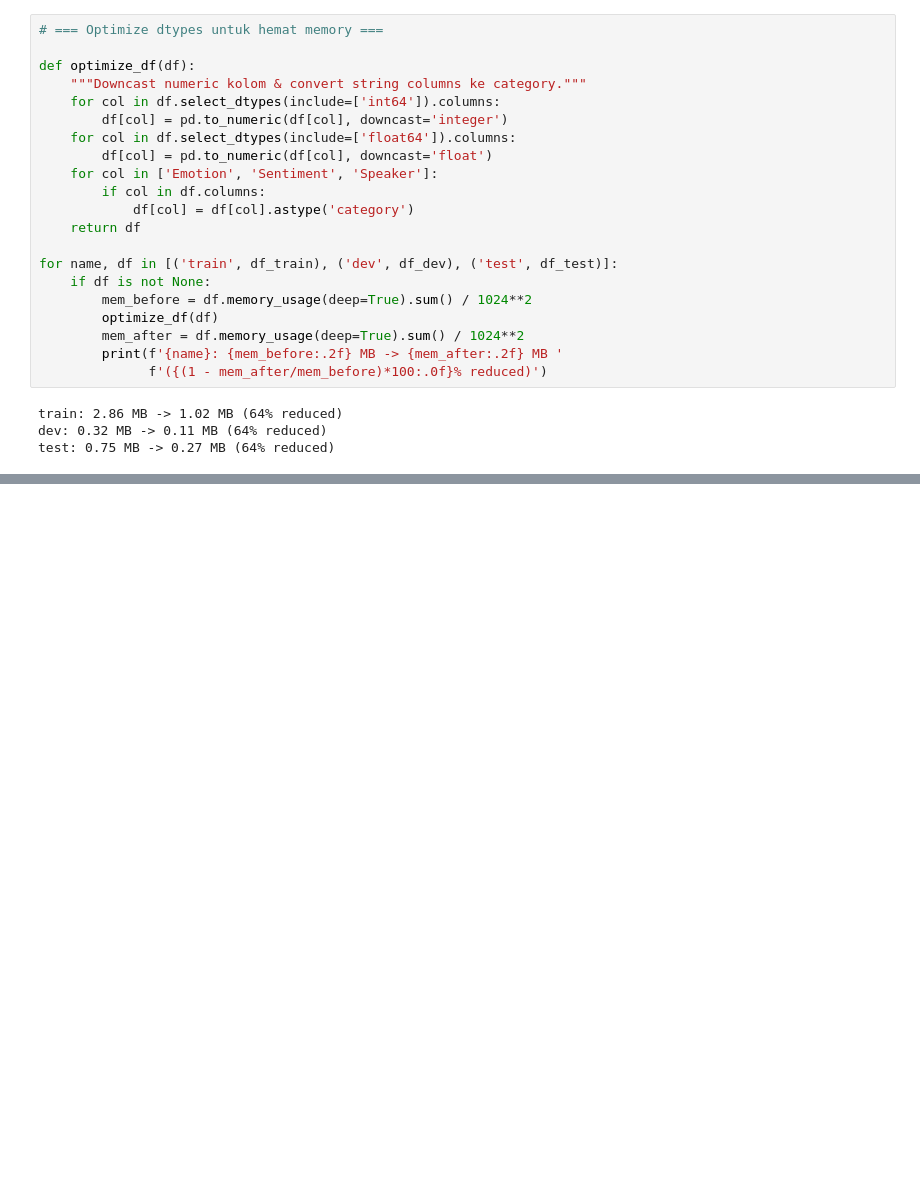
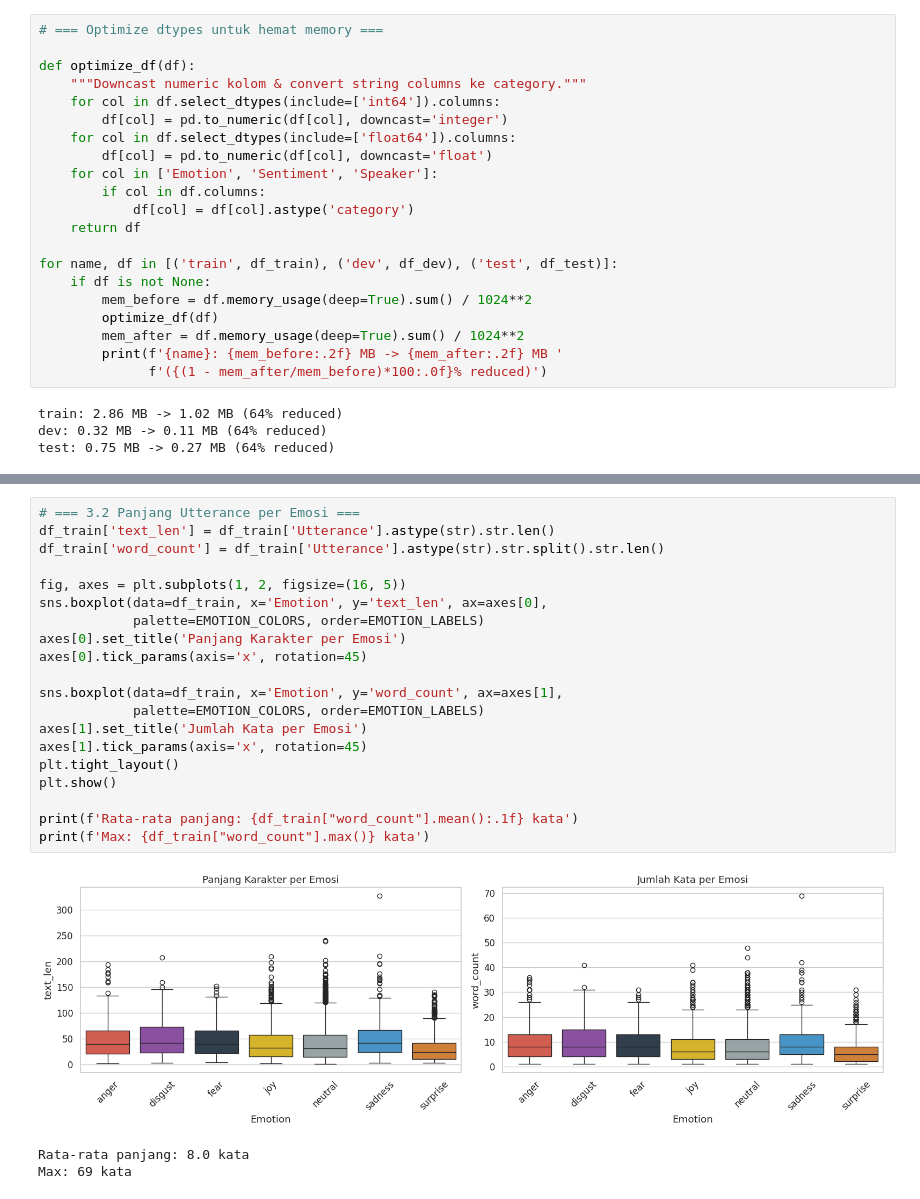
Before and after one commit to Dapbyte/satria-data-kaggle, a Jupyter notebook: satria-data-try.ipynb, the cells around one changed output, grey strips where cells are left out. Cells and saved outputs as stored; diff of their text form; blank space fills up the shorter version.

```diff
--- a/satria-data-try.ipynb
+++ b/satria-data-try.ipynb
@@ -286,0 +296,24 @@ test: 0.75 MB -> 0.27 MB (64% reduced)
+# %%
+# === 3.2 Panjang Utterance per Emosi ===
+df_train['text_len'] = df_train['Utterance'].astype(str).str.len()
+df_train['word_count'] = df_train['Utterance'].astype(str).str.split().str.len()
+
+fig, axes = plt.subplots(1, 2, figsize=(16, 5))
+sns.boxplot(data=df_train, x='Emotion', y='text_len', ax=axes[0],
+            palette=EMOTION_COLORS, order=EMOTION_LABELS)
+axes[0].set_title('Panjang Karakter per Emosi')
+axes[0].tick_params(axis='x', rotation=45)
+
+sns.boxplot(data=df_train, x='Emotion', y='word_count', ax=axes[1],
+            palette=EMOTION_COLORS, order=EMOTION_LABELS)
+axes[1].set_title('Jumlah Kata per Emosi')
+axes[1].tick_params(axis='x', rotation=45)
+plt.tight_layout()
+plt.show()
+
+print(f'Rata-rata panjang: {df_train["word_count"].mean():.1f} kata')
+print(f'Max: {df_train["word_count"].max()} kata')
+# %% [output]
+[figure, added]
+Rata-rata panjang: 8.0 kata
+Max: 69 kata
```
Also changed, not shown: parts of 55 cells of this notebook.
